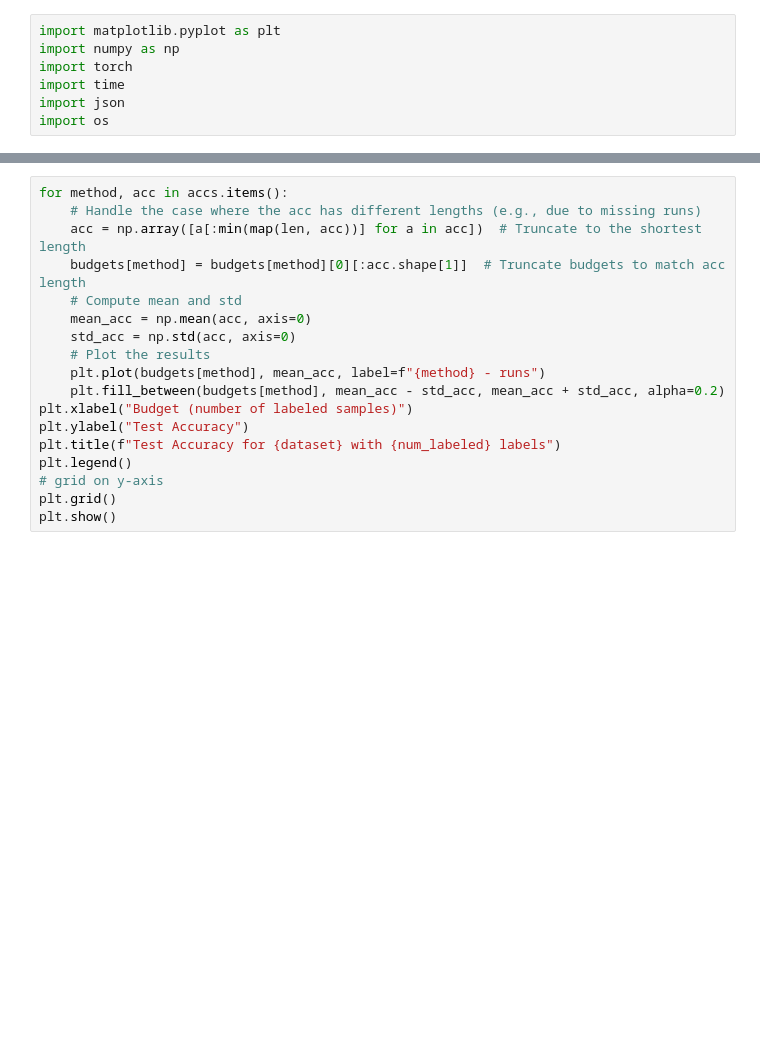
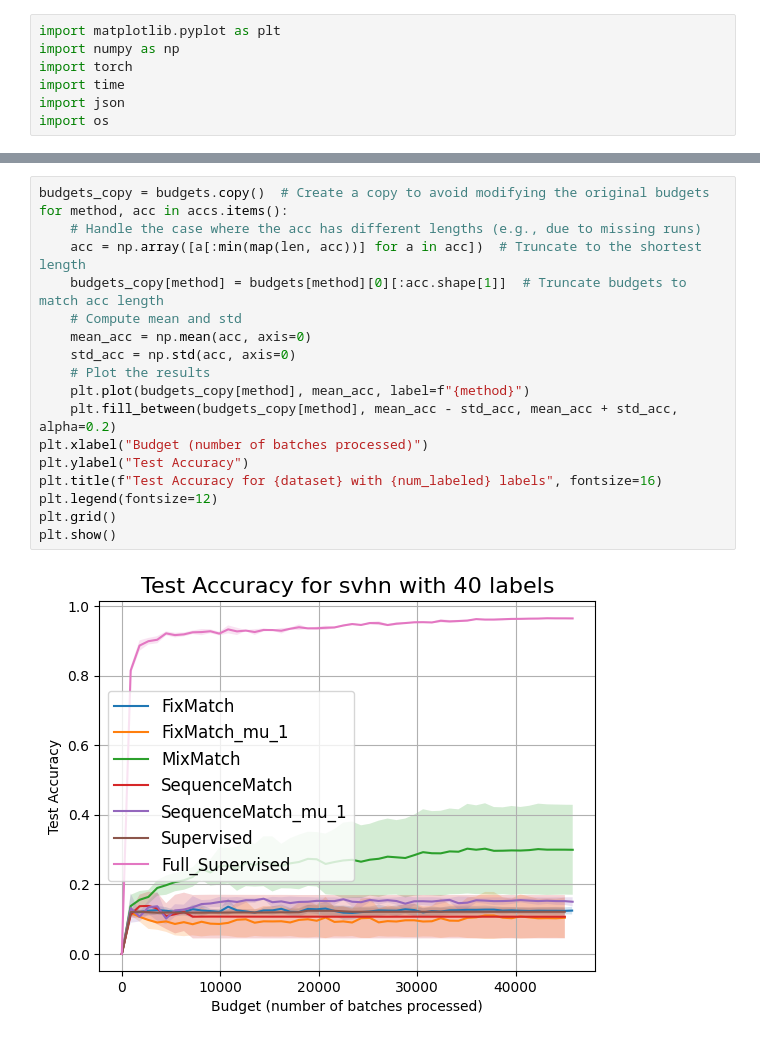
Before and after one commit to BB-Erwan/rethinking-ssl-evaluation, a Jupyter notebook: SVHN/Results.ipynb, the cells around one changed output, grey strips where cells are left out. Drawn from its saved outputs; the diff is of its cells as text; blank space fills up the shorter version.

```diff
--- a/SVHN/Results.ipynb
+++ b/SVHN/Results.ipynb
@@ -62,18 +82,20 @@ for method, acc in accs.items():
 # %%
+budgets_copy = budgets.copy()  # Create a copy to avoid modifying the original budgets
 for method, acc in accs.items():
     # Handle the case where the acc has different lengths (e.g., due to missing runs)
     acc = np.array([a[:min(map(len, acc))] for a in acc])  # Truncate to the shortest length
-    budgets[method] = budgets[method][0][:acc.shape[1]]  # Truncate budgets to match acc length
+    budgets_copy[method] = budgets[method][0][:acc.shape[1]]  # Truncate budgets to match acc length
     # Compute mean and std
     mean_acc = np.mean(acc, axis=0)
     std_acc = np.std(acc, axis=0)
     # Plot the results
-    plt.plot(budgets[method], mean_acc, label=f"{method} - runs")
-    plt.fill_between(budgets[method], mean_acc - std_acc, mean_acc + std_acc, alpha=0.2)
-plt.xlabel("Budget (number of labeled samples)")
+    plt.plot(budgets_copy[method], mean_acc, label=f"{method}")
+    plt.fill_between(budgets_copy[method], mean_acc - std_acc, mean_acc + std_acc, alpha=0.2)
+plt.xlabel("Budget (number of batches processed)")
 plt.ylabel("Test Accuracy")
-plt.title(f"Test Accuracy for {dataset} with {num_labeled} labels")
-plt.legend()
-# grid on y-axis
+plt.title(f"Test Accuracy for {dataset} with {num_labeled} labels", fontsize=16)
+plt.legend(fontsize=12)
 plt.grid()
 plt.show()
+# %% [output]
+[figure, added]
```
Also changed, not shown: parts of 5 cells of this notebook, 8 other files.
